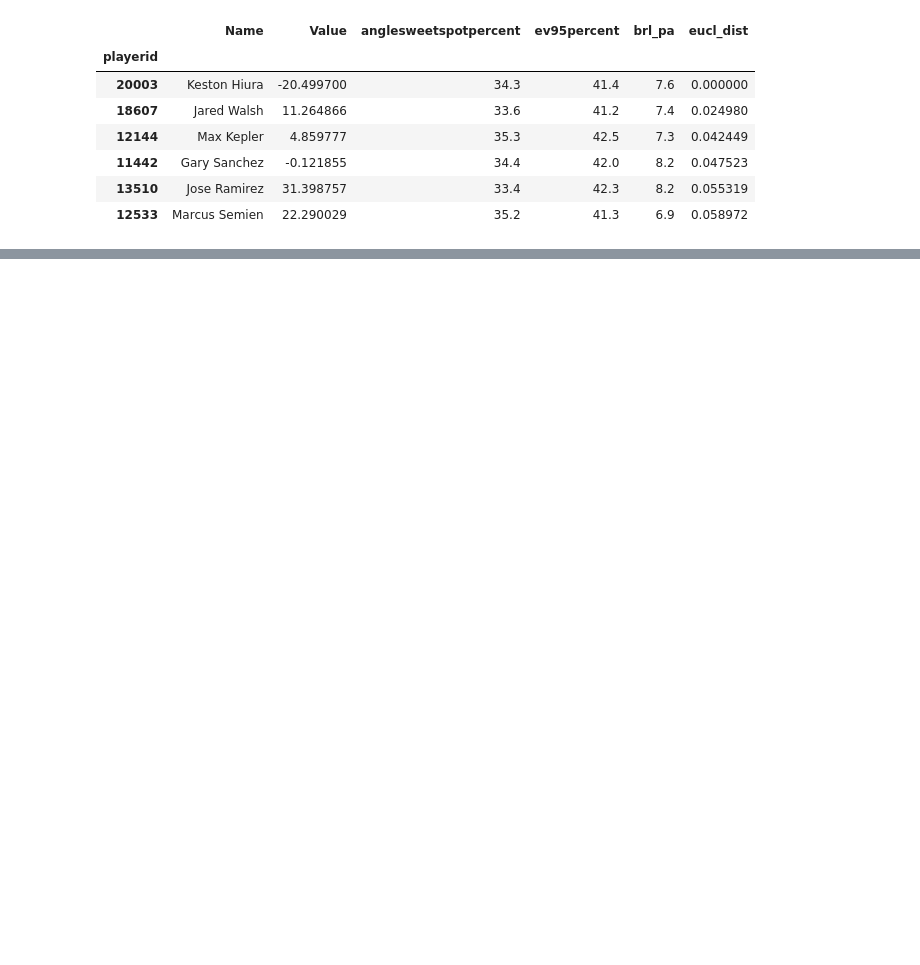
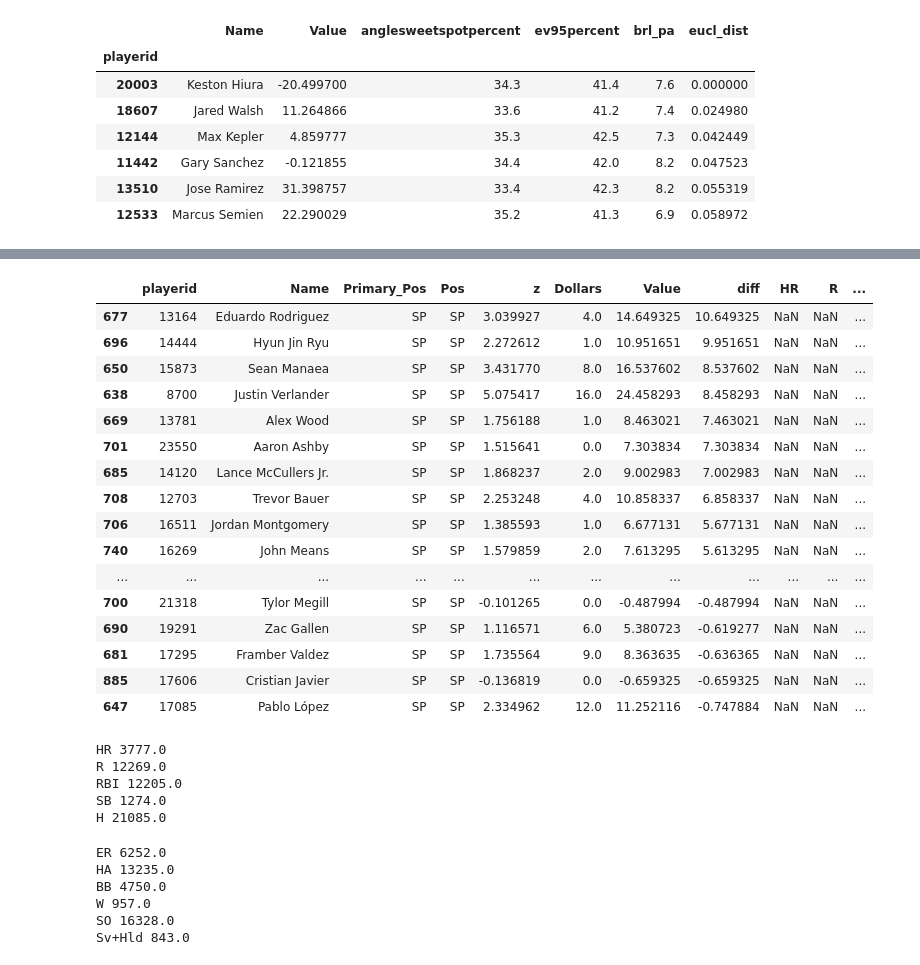
Before and after one commit to haueter19/baseball, a Jupyter notebook: Research.ipynb, the cells around one changed output, grey strips where cells are left out. Saved outputs shown, nothing was run; the diff lists cells and outputs as text; code cells hidden in the pictures; blank space fills up the shorter version.

```diff
--- a/Research.ipynb
+++ b/Research.ipynb
@@ -20,10 +20,10 @@ from sqlalchemy.ext.declarative import declarative_base
 meta = MetaData()
 engine = create_engine('sqlite:///fantasy_data.db', echo=False)
 # %%
-n_teams = 12
+n_teams = 13
 tm_players = 23
 tm_dollars = 260
-player_split = .6
+player_split = .65
 pitcher_split = 1 - player_split
 tot_dollars = n_teams * tm_dollars
 tot_players = n_teams * tm_players
@@ -45,8 +45,9 @@ def owners(conv):
     owners_df['Rank'] = owners_df['Pts'].rank()
     return df.sort_values('z', ascending=False), owners_df
 
-conv = 5.277402144368934
+conv = 4.818971892407433
 df, owners_df = owners(conv)
+df['diff'] = df['Value'] - df['Dollars']
 # %%
 sc = pd.read_csv('data/statcast-exit_velocity.csv')
 sc = sc.sort_values('brl_pa', ascending=False)
@@ -165,0 +184,39 @@ add_distance_metrics(sc[(sc['year']==2021) & (sc['playerid'].notna())], '20003',
+# %%
+df[(df['Owner'].isna()) & (df['Pos'].str.contains('SP'))][['playerid', 'Name', 'Primary_Pos', 'Pos', 'z', 'Dollars', 'Value', 'diff', 'HR', 'R', 'RBI', 'SB', 'BA', 'PA', 'W', 'SO', 'ERA', 'WHIP', 'Sv+Hld']].sort_values('diff', ascending=False).iloc[:50]
+# %% [output]
+|  | playerid | Name | Primary_Pos | Pos | z | Dollars | Value | diff | HR | R | ... |
+| 677 | 13164 | Eduardo Rodriguez | SP | SP | 3.039927 | 4.0 | 14.649325 | 10.649325 | NaN | NaN | ... |
+| 696 | 14444 | Hyun Jin Ryu | SP | SP | 2.272612 | 1.0 | 10.951651 | 9.951651 | NaN | NaN | ... |
+| 650 | 15873 | Sean Manaea | SP | SP | 3.431770 | 8.0 | 16.537602 | 8.537602 | NaN | NaN | ... |
+| 638 | 8700 | Justin Verlander | SP | SP | 5.075417 | 16.0 | 24.458293 | 8.458293 | NaN | NaN | ... |
+| 669 | 13781 | Alex Wood | SP | SP | 1.756188 | 1.0 | 8.463021 | 7.463021 | NaN | NaN | ... |
+| 701 | 23550 | Aaron Ashby | SP | SP | 1.515641 | 0.0 | 7.303834 | 7.303834 | NaN | NaN | ... |
+| 685 | 14120 | Lance McCullers Jr. | SP | SP | 1.868237 | 2.0 | 9.002983 | 7.002983 | NaN | NaN | ... |
+| 708 | 12703 | Trevor Bauer | SP | SP | 2.253248 | 4.0 | 10.858337 | 6.858337 | NaN | NaN | ... |
+| 706 | 16511 | Jordan Montgomery | SP | SP | 1.385593 | 1.0 | 6.677131 | 5.677131 | NaN | NaN | ... |
+| 740 | 16269 | John Means | SP | SP | 1.579859 | 2.0 | 7.613295 | 5.613295 | NaN | NaN | ... |
+| ... | ... | ... | ... | ... | ... | ... | ... | ... | ... | ... | ... |
+| 700 | 21318 | Tylor Megill | SP | SP | -0.101265 | 0.0 | -0.487994 | -0.487994 | NaN | NaN | ... |
+| 690 | 19291 | Zac Gallen | SP | SP | 1.116571 | 6.0 | 5.380723 | -0.619277 | NaN | NaN | ... |
+| 681 | 17295 | Framber Valdez | SP | SP | 1.735564 | 9.0 | 8.363635 | -0.636365 | NaN | NaN | ... |
+| 885 | 17606 | Cristian Javier | SP | SP | -0.136819 | 0.0 | -0.659325 | -0.659325 | NaN | NaN | ... |
+| 647 | 17085 | Pablo López | SP | SP | 2.334962 | 12.0 | 11.252116 | -0.747884 | NaN | NaN | ... |
+# %%
+for i in ['HR', 'R', 'RBI', 'SB', 'H']:
+    print(i, df[(df['z']>0) & (~df['Primary_Pos'].isin(['SP', 'RP']))][i].sum())
+# %% [output]
+HR 3777.0
+R 12269.0
+RBI 12205.0
+SB 1274.0
+H 21085.0
+# %%
+for i in ['ER', 'HA', 'BB', 'W', 'SO', 'Sv+Hld']:
+    print(i, df[(df['z']>0) & (df['Primary_Pos'].isin(['SP', 'RP']))][i].sum())
+# %% [output]
+ER 6252.0
+HA 13235.0
+BB 4750.0
+W 957.0
+SO 16328.0
+Sv+Hld 843.0
```
Also changed, not shown: parts of 3 cells of this notebook, 1 other file.
